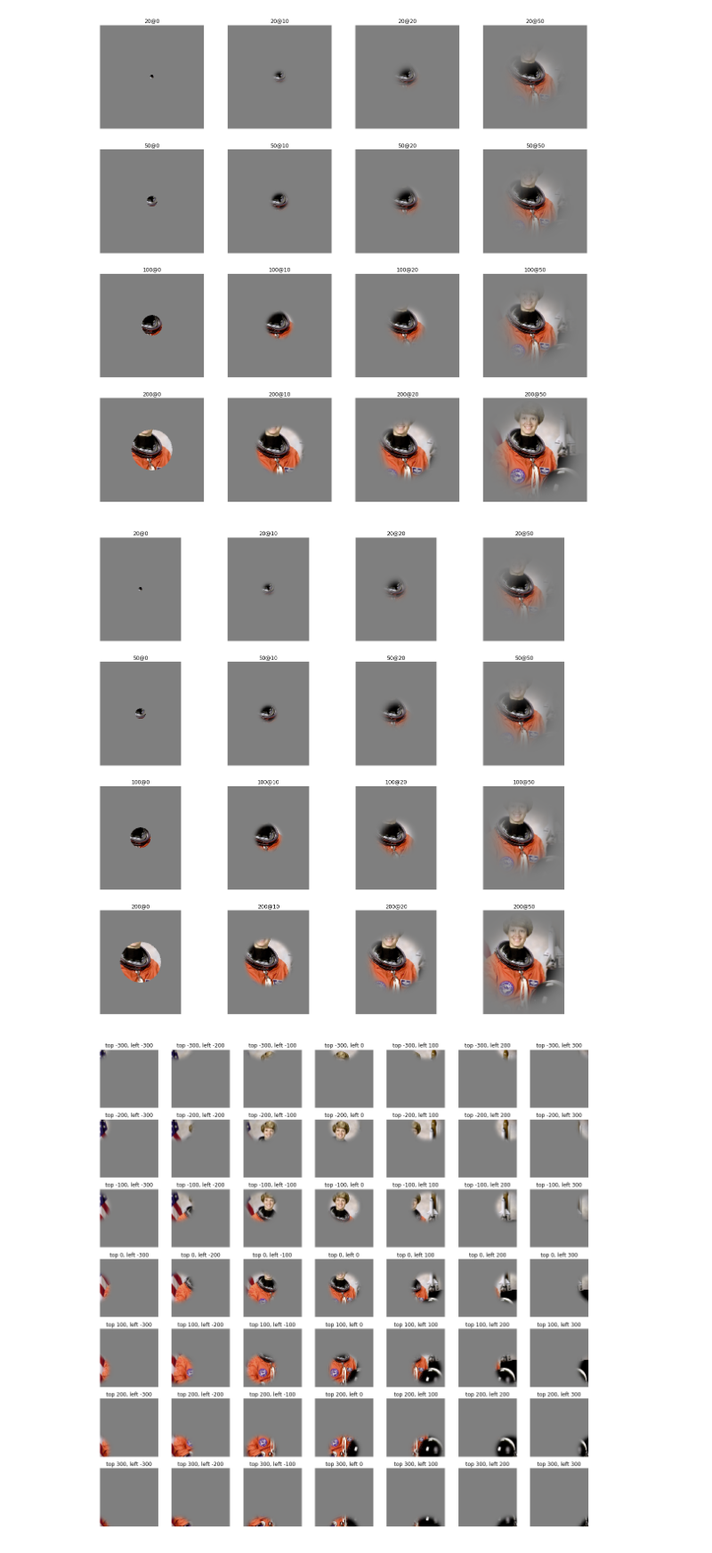
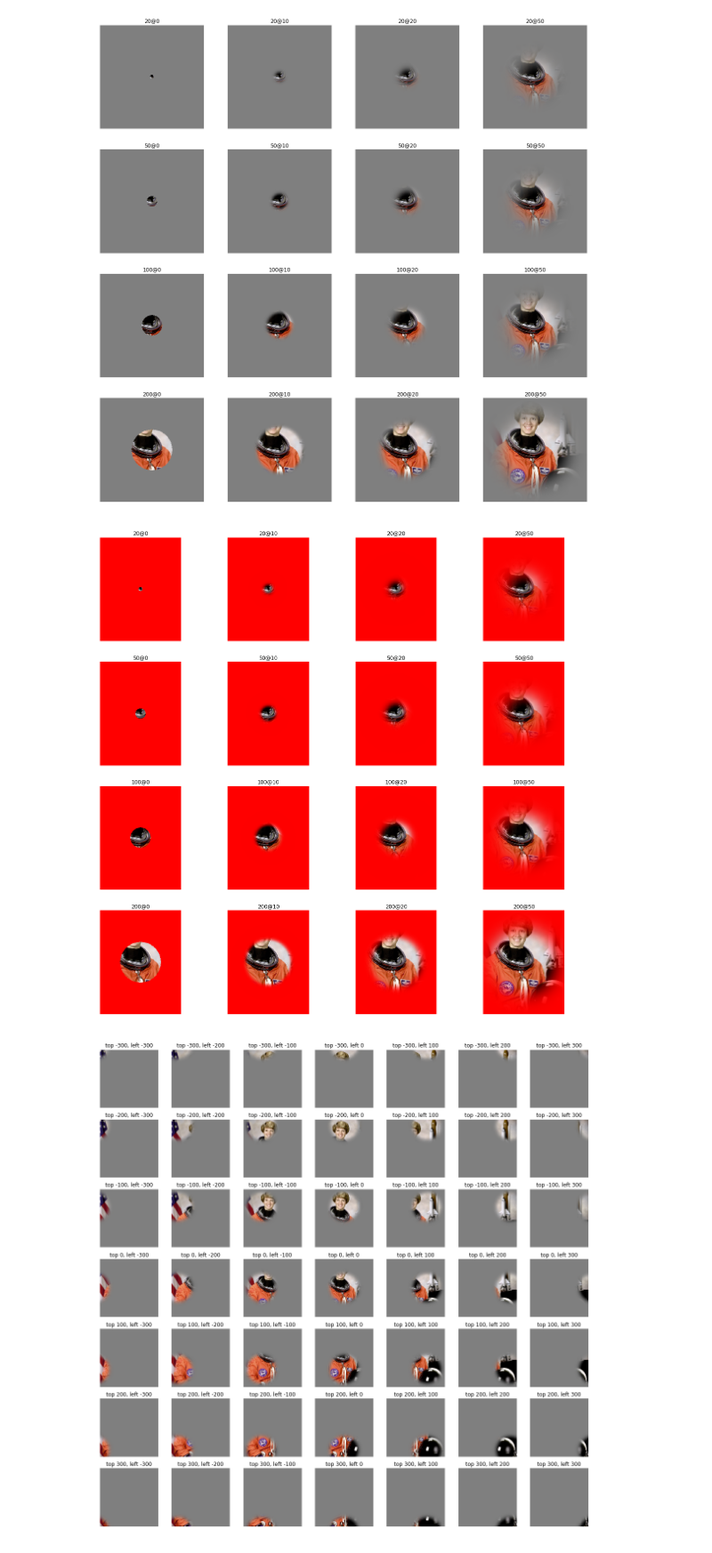
Before and after one commit to leelabcnbc/leelab-toolbox, a Jupyter notebook: examples/aperture.ipynb, the cells around one changed output. Shown at 89% size. Cells and saved outputs as stored; diff of their text form; code cells hidden in the pictures.

```diff
--- a/examples/aperture.ipynb
+++ b/examples/aperture.ipynb
@@ -49,31 +49,32 @@ plt.show()
 # %%
 # first, show different aperture size.
 # check non square.
 selector = (np.newaxis, slice(None), slice(256-200, 256+200))
 aperture_size_list = [20, 50, 100, 200]
 gaussian_width_list = [0, 10, 20, 50]
 
 plt.close('all')
 fig, axes = plt.subplots(nrows=len(aperture_size_list), ncols=len(gaussian_width_list),
                          squeeze=False, figsize=(20, 20))
 
 for (aperture_idx, aperture_size), (gauss_idx, gaussian_width) in product(enumerate(aperture_size_list),
                                                                           enumerate(gaussian_width_list)):
 
     steps = ['aperture']
     pars = {
         'aperture':{'size': aperture_size,
                       'gaussian_width': gaussian_width,
+                    'background_color': (1.0, 0, 0) # also, test bg color. this should give red.
                       }
     }
     images_process_pipeline, pars_real, order_real = pipeline.preprocessing_pipeline(steps, pars, steps)
     ax = axes[aperture_idx, gauss_idx]
     ax.set_title(f'{aperture_size}@{gaussian_width}')
     ax.imshow(images_process_pipeline.transform(astronaut_img[selector])[0])
     ax.axis('off')
 plt.show()
 # %% [output]
-[figure, old version]
+[figure, new version]
 # %%
 # then, show different shift.
 # notice of of bound is acceptable.
```
Also changed, not shown: parts of 1 cell of this notebook.
